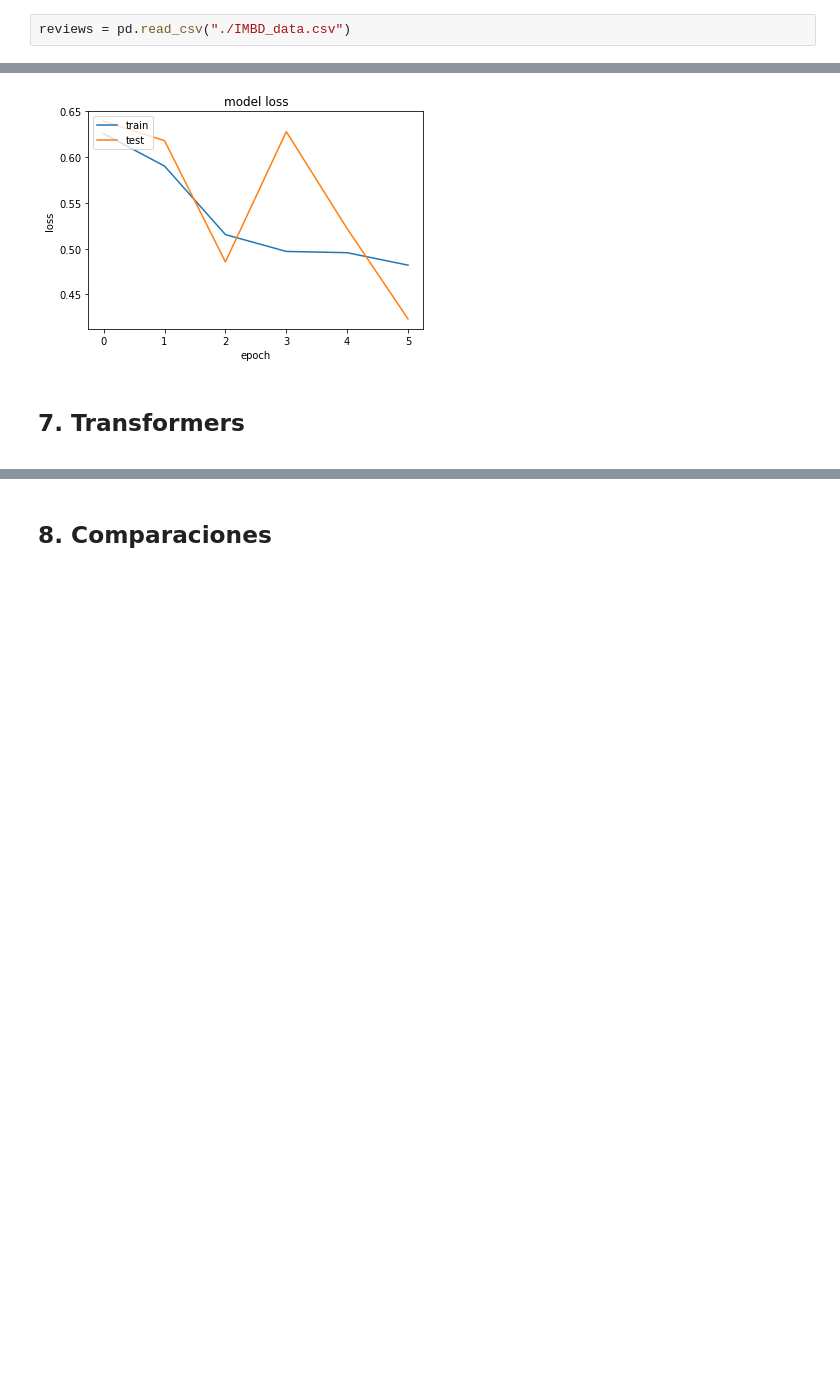
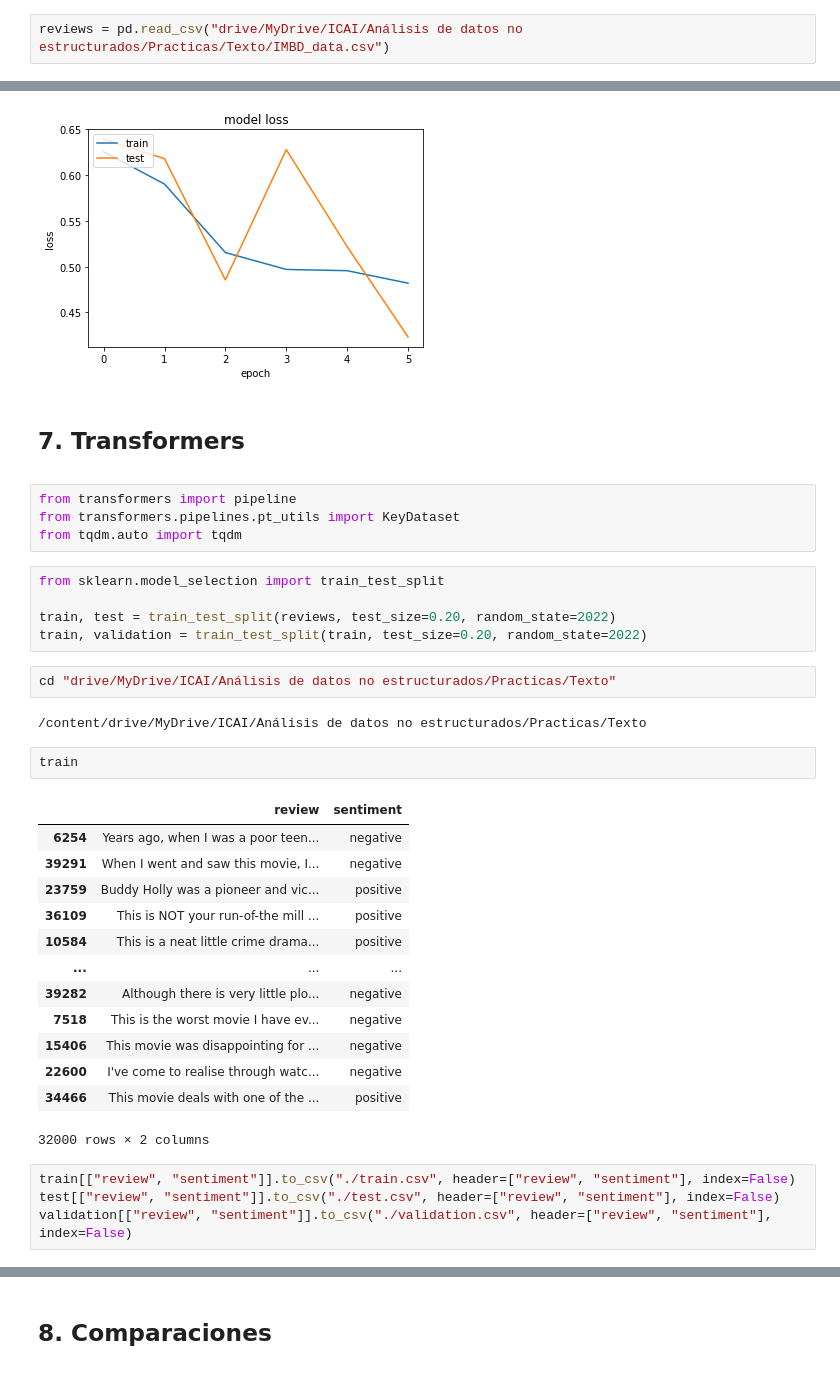
Before and after one commit to rodriguezg-alvaro/IMBD_Review_Analysis, a Jupyter notebook: Codigo.ipynb, the cells around one changed output, grey strips where cells are left out. Saved outputs shown, nothing was run; the diff lists cells and outputs as text; blank space fills up the shorter version.

Commit message:
Intento transformers

```diff
--- a/Codigo.ipynb
+++ b/Codigo.ipynb
@@ -75,7 +79,7 @@ cd ./drive/MyDrive/IMBD_Project
 # %% [markdown]
 Una vez ya hemos configurado la entrada y carga de datos de Google Drive lo que haremos será cargar los datos con los que trabajaremos. Estos serán un csv formado por las reviews y su tag en cuanto al sentimiento.
 # %%
-reviews = pd.read_csv("./IMBD_data.csv")
+reviews = pd.read_csv("drive/MyDrive/ICAI/Análisis de datos no estructurados/Practicas/Texto/IMBD_data.csv")
 # %%
 reviews
 # %% [output]
@@ -574,3 +576,36 @@ AccLoss(history)
 <div id="heading--8"/>
 
 ## 7. Transformers
+# %%
+from transformers import pipeline
+from transformers.pipelines.pt_utils import KeyDataset
+from tqdm.auto import tqdm
+# %%
+from sklearn.model_selection import train_test_split
+
+train, test = train_test_split(reviews, test_size=0.20, random_state=2022)
+train, validation = train_test_split(train, test_size=0.20, random_state=2022)
+# %%
+cd "drive/MyDrive/ICAI/Análisis de datos no estructurados/Practicas/Texto"
+# %% [output]
+/content/drive/MyDrive/ICAI/Análisis de datos no estructurados/Practicas/Texto
+# %%
+train
+# %% [output]
+|  | review | sentiment |
+| 6254 | Years ago, when I was a poor teen... | negative |
+| 39291 | When I went and saw this movie, I... | negative |
+| 23759 | Buddy Holly was a pioneer and vic... | positive |
+| 36109 | This is NOT your run-of-the mill ... | positive |
+| 10584 | This is a neat little crime drama... | positive |
+| ... | ... | ... |
+| 39282 | Although there is very little plo... | negative |
+| 7518 | This is the worst movie I have ev... | negative |
+| 15406 | This movie was disappointing for ... | negative |
+| 22600 | I've come to realise through watc... | negative |
+| 34466 | This movie deals with one of the ... | positive |
+32000 rows × 2 columns
+# %%
+train[["review", "sentiment"]].to_csv("./train.csv", header=["review", "sentiment"], index=False)
+test[["review", "sentiment"]].to_csv("./test.csv", header=["review", "sentiment"], index=False)
+validation[["review", "sentiment"]].to_csv("./validation.csv", header=["review", "sentiment"], index=False)
```
Also changed, not shown: parts of 19 cells of this notebook.
